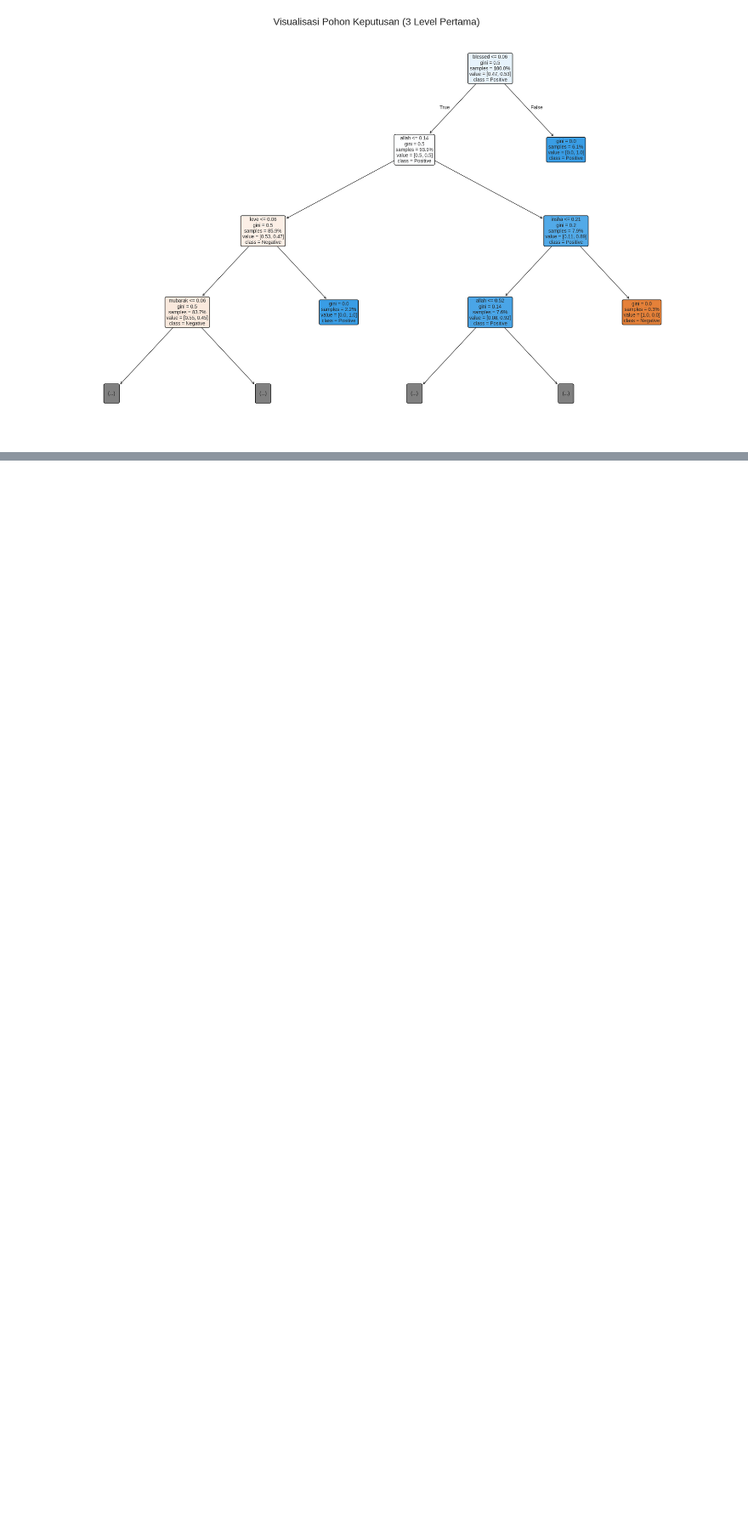
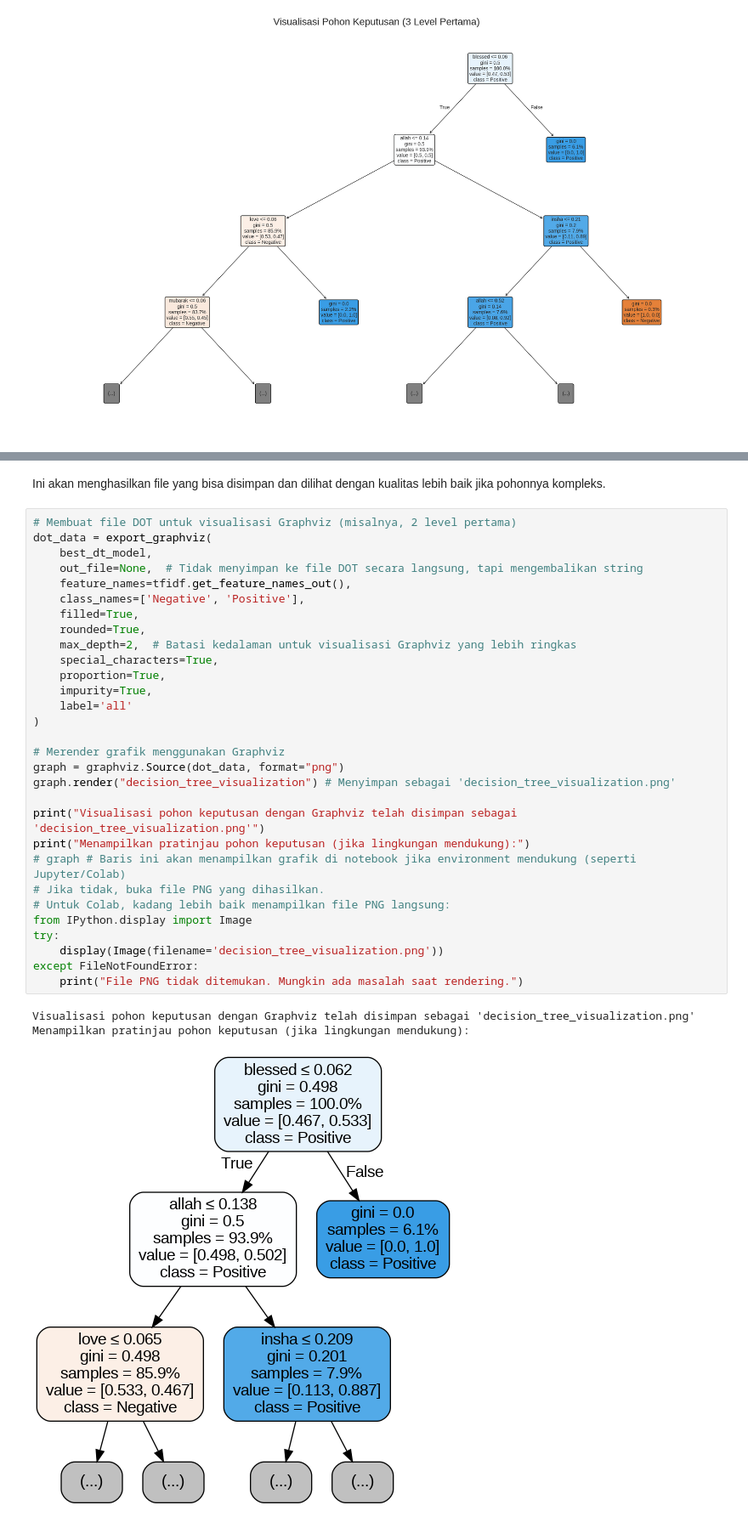
Before and after one commit to LatiefDataVisionary/text-mining-and-natural-language-processing-college-task, a Jupyter notebook: notebooks/decision_tree_model.ipynb, the cells around one changed output, grey strips where cells are left out. Shown at 85% size. Drawn from its saved outputs; the diff is of its cells as text; blank space fills up the shorter version.

Commit message:
b. Visualisasi dengan graphviz (Untuk Potensi Export):

```diff
--- a/notebooks/decision_tree_model.ipynb
+++ b/notebooks/decision_tree_model.ipynb
@@ -415,0 +418,36 @@ plt.show()
+# %% [markdown]
+Ini akan menghasilkan file yang bisa disimpan dan dilihat dengan kualitas lebih baik jika pohonnya kompleks.
+# %%
+# Membuat file DOT untuk visualisasi Graphviz (misalnya, 2 level pertama)
+dot_data = export_graphviz(
+    best_dt_model,
+    out_file=None,  # Tidak menyimpan ke file DOT secara langsung, tapi mengembalikan string
+    feature_names=tfidf.get_feature_names_out(),
+    class_names=['Negative', 'Positive'],
+    filled=True,
+    rounded=True,
+    max_depth=2,  # Batasi kedalaman untuk visualisasi Graphviz yang lebih ringkas
+    special_characters=True,
+    proportion=True,
+    impurity=True,
+    label='all'
+)
+
+# Merender grafik menggunakan Graphviz
+graph = graphviz.Source(dot_data, format="png")
+graph.render("decision_tree_visualization") # Menyimpan sebagai 'decision_tree_visualization.png'
+
+print("Visualisasi pohon keputusan dengan Graphviz telah disimpan sebagai 'decision_tree_visualization.png'")
+print("Menampilkan pratinjau pohon keputusan (jika lingkungan mendukung):")
+# graph # Baris ini akan menampilkan grafik di notebook jika environment mendukung (seperti Jupyter/Colab)
+# Jika tidak, buka file PNG yang dihasilkan.
+# Untuk Colab, kadang lebih baik menampilkan file PNG langsung:
+from IPython.display import Image
+try:
+    display(Image(filename='decision_tree_visualization.png'))
+except FileNotFoundError:
+    print("File PNG tidak ditemukan. Mungkin ada masalah saat rendering.")
+# %% [output]
+Visualisasi pohon keputusan dengan Graphviz telah disimpan sebagai 'decision_tree_visualization.png'
+Menampilkan pratinjau pohon keputusan (jika lingkungan mendukung):
+[figure, added]
```
Also changed, not shown: parts of 1 cell of this notebook.
